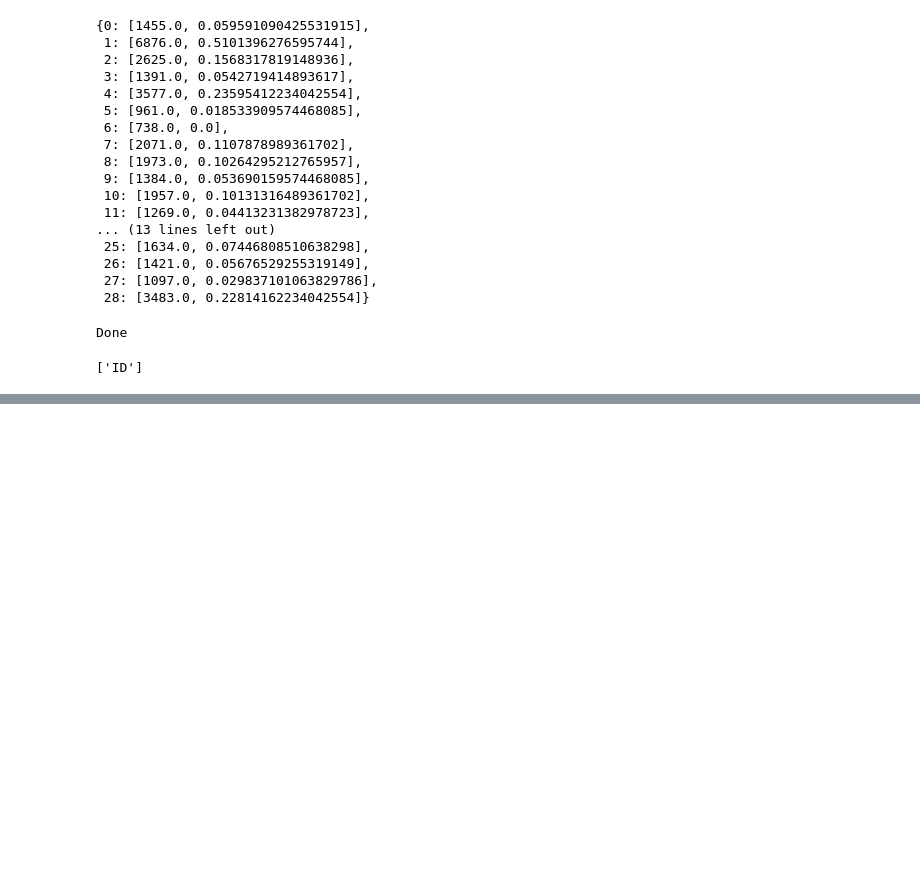
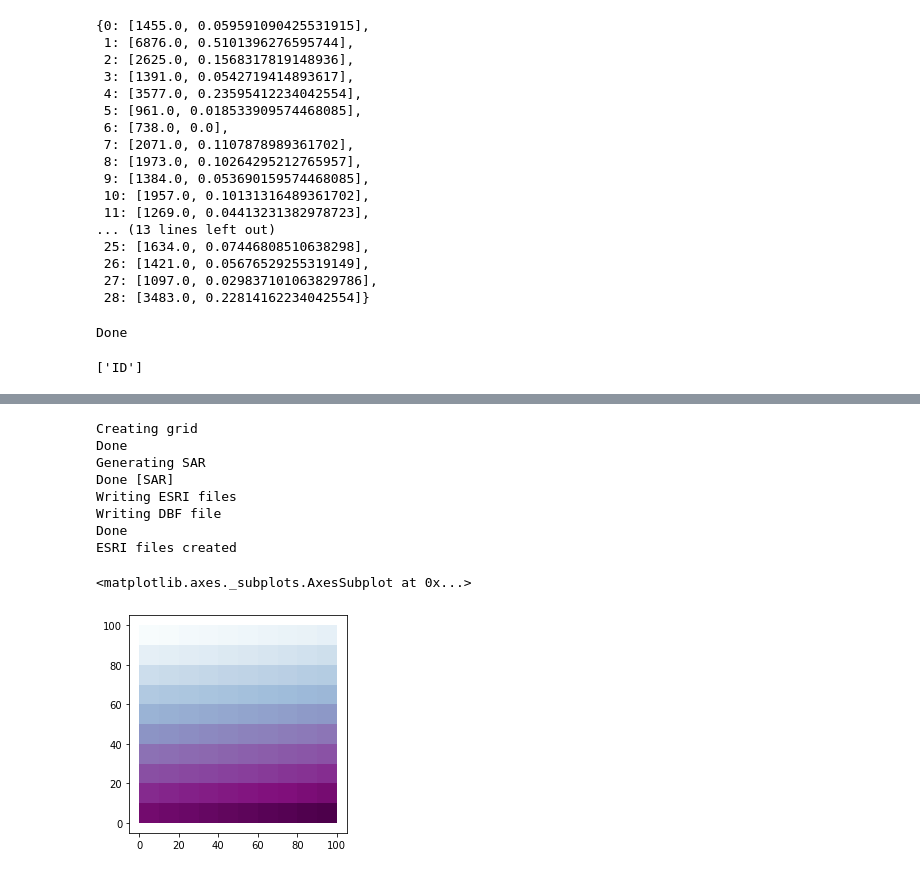
Before and after one commit to CentroGeo/clusterpy, a Jupyter notebook: test_upgrade.ipynb, the cells around one changed output, grey strips where cells are left out. Drawn from its saved outputs; the diff is of its cells as text; code cells hidden in the pictures; blank space fills up the shorter version.

```diff
--- a/test_upgrade.ipynb
+++ b/test_upgrade.ipynb
@@ -801,0 +819,19 @@ ESRI files created
+# %%
+# clusterpy.CPhelp('Layer.cluster') - Arisel
+instance = clusterpy.createGrid(10, 10)
+instance.generateData("SAR", 'rook', 1, 0.9)
+instance.exportArcData("clusterpy/data_examples/exports/arisel_1_input")
+
+arisel_1_input = gpd.read_file('clusterpy/data_examples/exports/arisel_1_input.shp')
+arisel_1_input.plot(column = 'ID', cmap = 'BuPu')
+# %% [output]
+Creating grid
+Done
+Generating SAR
+Done [SAR]
+Writing ESRI files
+Writing DBF file
+Done
+ESRI files created
+<matplotlib.axes._subplots.AxesSubplot at 0x...>
+[figure, added]
```
Also changed, not shown: parts of 30 cells of this notebook, 22 other files.
